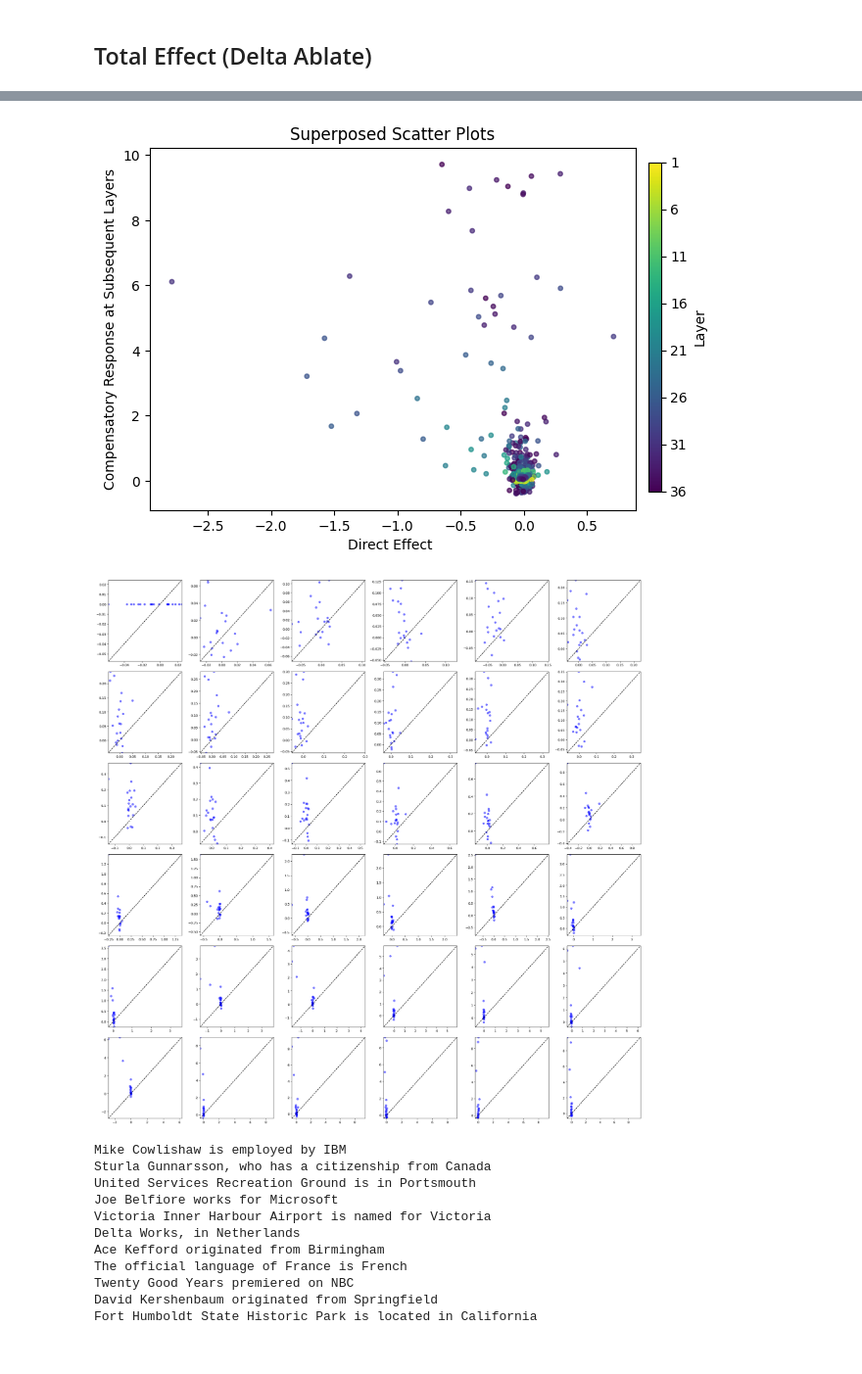
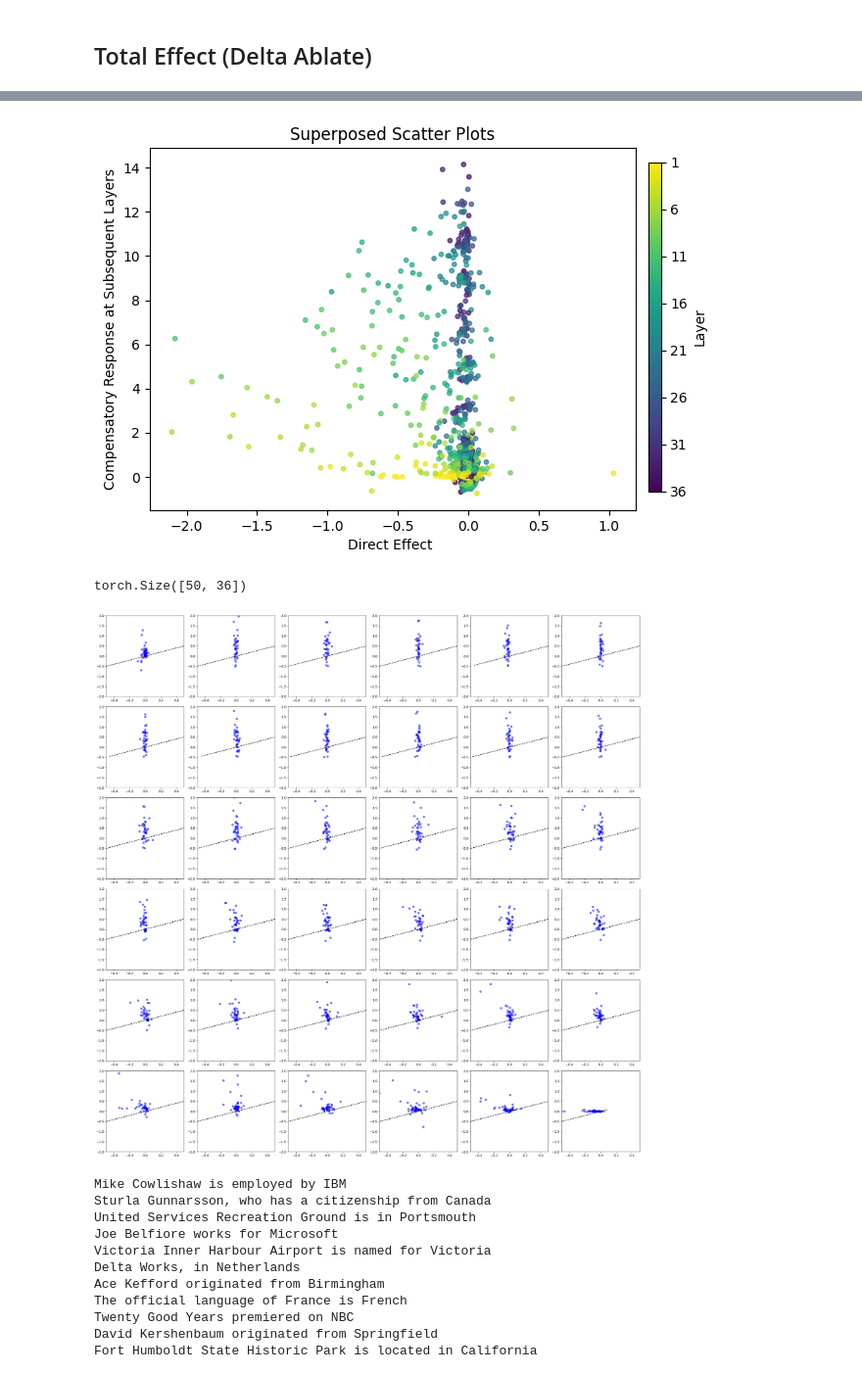
Before and after one commit to jansont/transformer-circuits, a Jupyter notebook: notebooks/HydraEffectSameHeadsReproduce.ipynb, the cells around one changed output, grey strips where cells are left out. Shown at 98% size. Drawn from its saved outputs; the diff is of its cells as text; code cells hidden in the pictures.

```diff
--- a/notebooks/HydraEffectSameHeadsReproduce.ipynb
+++ b/notebooks/HydraEffectSameHeadsReproduce.ipynb
@@ -151,9 +209,13 @@ MODEL_NAME = "gpt2-large"
 # %%
 model = HookedTransformer.from_pretrained(
-    MODEL_NAME,
+    "gpt-j-6B",
+    torch_dtype=torch.float16,
     center_unembed=True,
     center_writing_weights=True,              # Whether to center weights writing to the residual stream (ie set mean to be zero). Due to LayerNorm this doesn't change the computation.
     fold_ln=True,                             # Whether to  fold in the LayerNorm weights to the subsequent linear layer.
     refactor_factored_attn_matrices=True,
+    device=device
+
+
 )
 # %% [output]
@@ -1180,7 +1324,7 @@ def run_experiment_on_delta_ablate(dataset, n, activation_to_ablate):
         results.append(result)
     return results
 
-results_attn = run_experiment_on_delta_ablate(dataset, n=20, activation_to_ablate="attn_out")
+results_attn_CE = run_experiment_on_delta_ablate(dataset, n=50, activation_to_ablate="attn_out")
 # results_mlp = run_experiment_on_delta_ablate(dataset, n=10, activation_to_ablate="mlp_out")
 # results_resid = run_experiment_on_delta_ablate(dataset, n=10, activation_to_ablate="attn_out")
 # %% [output]
@@ -1189,31 +1348,25 @@ NameError: name 'compensatory_effect' is not defined
 # %%
-def plot_delta_ablate_by_delta_unembed(results, attribution_type="attn", use_target=True):
+def plot_delta_ablate_by_delta_unembed(results, attribution_type="_", use_target=True):
     # labels, target_residual_clean_logit, mle_residual_corrupted_logit, target_residual_clean_logit, mle_residual_clean_logit
     layer_names = results[0]["layer_names"]
     idx_of_interest = torch.tensor([attribution_type in l in l for l in layer_names])
     attn_idx = torch.tensor(["attn" in l in l for l in layer_names])
 
     n_ablations = results[0]["ablate_direct_effect_on_target"].shape[0]
-
     all_compensatory_effect = torch.zeros((len(results), n_ablations))
     all_ablate_direct_effect = torch.zeros((len(results), n_ablations))
 
     for i,result in enumerate(results):
-        ablate_direct_effect_on_mle = result["ablate_direct_effect_on_mle"]
-        ablate_direct_effect_on_target = result["ablate_direct_effect_on_target"]
-        direct_effect_mle = result["direct_effect_mle"]
-        direct_effect_target = result["direct_effect_target"]
 
         if use_target:
-            ablate_direct_effect_all_layers = ablate_direct_effect_on_target
-            unembed_direct_effect_all_layers = direct_effect_target
+            ablate_direct_effect_all_layers = result["ablate_direct_effect_on_target"]
+            unembed_direct_effect_all_layers = result["direct_effect_target"]
         else:
-            ablate_direct_effect_all_layers = ablate_direct_effect_on_mle
-            unembed_direct_effect_all_layers = direct_effect_mle
+            ablate_direct_effect_all_layers = result["ablate_direct_effect_on_mle"]
+            unembed_direct_effect_all_layers = result["direct_effect_mle"]
 
-        #this is the direct effect on logits given ablation to attention_out. We index points of interest (future attention and/or mlp outs)
+
         ablate_direct_effect = ablate_direct_effect_all_layers[:,idx_of_interest]
-        #direct effect on logits due to corruption. Same indexing
         unembed_direct_effect = unembed_direct_effect_all_layers[idx_of_interest]
 
         #calculate compensatory response
@@ -1222,8 +1375,8 @@ def plot_delta_ablate_by_delta_unembed(results, attribution_type="attn", use_tar
 
         for idx in range(n_ablations):
             ablate_direct_effect_all_layers = ablate_direct_effect[idx]
-            compensatory_response[idx] = (ablate_direct_effect_all_layers[:idx] - unembed_direct_effect[:idx]).sum()
-            direct_effect_on_ablated_layer[idx] = ablate_direct_effect[idx,idx]
+            compensatory_response[idx] = (ablate_direct_effect_all_layers[idx:] - unembed_direct_effect[idx:]).sum()
+            direct_effect_on_ablated_layer[idx] = ablate_direct_effect_all_layers[idx]
 
 
         all_compensatory_effect[i] = compensatory_response
@@ -1233,7 +1386,7 @@ def plot_delta_ablate_by_delta_unembed(results, attribution_type="attn", use_tar
     for experiment_idx in range(len(results)):
         y = all_compensatory_effect[experiment_idx]
         x = all_ablate_direct_effect[experiment_idx]
-        layer_colors = plt.cm.viridis(np.linspace(0, 1, y.shape[-1]))[::-1]
+        layer_colors = plt.cm.viridis(np.linspace(0, 1, y.shape[-1]))
         ax.scatter(y = y,
                    x = x,
                    c=layer_colors,
@@ -1254,9 +1407,9 @@ def plot_delta_ablate_by_delta_unembed(results, attribution_type="attn", use_tar
     cbar.set_label('Layer')
 
 
-plot_delta_ablate_by_delta_unembed(results_attn, attribution_type="attn", use_target=False)
+plot_delta_ablate_by_delta_unembed(results_attn_CE, attribution_type="attn", use_target=False)
 # %% [output]
-[figure, old version]
+[figure, new version]
 # %%
 def plot_compensatory_by_layer(results, attribution_type="attn", use_target=True):
     # labels, target_residual_clean_logit, mle_residual_corrupted_logit, target_residual_clean_logit, mle_residual_clean_logit
@@ -1265,26 +1418,20 @@ def plot_compensatory_by_layer(results, attribution_type="attn", use_target=True
     attn_idx = torch.tensor(["attn" in l in l for l in layer_names])
 
     n_ablations = results[0]["ablate_direct_effect_on_target"].shape[0]
-
     all_compensatory_effect = torch.zeros((len(results), n_ablations))
     all_ablate_direct_effect = torch.zeros((len(results), n_ablations))
 
     for i,result in enumerate(results):
-        ablate_direct_effect_on_mle = result["ablate_direct_effect_on_mle"]
-        ablate_direct_effect_on_target = result["ablate_direct_effect_on_target"]
-        direct_effect_mle = result["direct_effect_mle"]
-        direct_effect_target = result["direct_effect_target"]
 
         if use_target:
-            ablate_direct_effect_all_layers = ablate_direct_effect_on_target
-            unembed_direct_effect_all_layers = direct_effect_target
+            ablate_direct_effect_all_layers = result["ablate_direct_effect_on_target"]
+            unembed_direct_effect_all_layers = result["direct_effect_target"]
         else:
-            ablate_direct_effect_all_layers = ablate_direct_effect_on_mle
-            unembed_direct_effect_all_layers = direct_effect_mle
+            ablate_direct_effect_all_layers = result["ablate_direct_effect_on_mle"]
+            unembed_direct_effect_all_layers = result["direct_effect_mle"]
 
-        #this is the direct effect on logits given ablation to attention_out. We index points of interest (future attention and/or mlp outs)
+
         ablate_direct_effect = ablate_direct_effect_all_layers[:,idx_of_interest]
-        #direct effect on logits due to corruption. Same indexing
         unembed_direct_effect = unembed_direct_effect_all_layers[idx_of_interest]
 
         #calculate compensatory response
@@ -1292,39 +1439,44 @@ def plot_compensatory_by_layer(results, attribution_type="attn", use_target=True
         direct_effect_on_ablated_layer = torch.zeros(n_ablations)
 
         for idx in range(n_ablations):
             ablate_direct_effect_all_layers = ablate_direct_effect[idx]
-            compensatory_response[idx] = (ablate_direct_effect_all_layers[:idx] - unembed_direct_effect[:idx]).sum()
-            direct_effect_on_ablated_layer[idx] = ablate_direct_effect[idx,idx]
+            compensatory_response[idx] = (ablate_direct_effect_all_layers[idx:] - unembed_direct_effect[idx:]).sum()
+            direct_effect_on_ablated_layer[idx] = ablate_direct_effect_all_layers[idx]
 
 
         all_compensatory_effect[i] = compensatory_response
         all_ablate_direct_effect[i] = direct_effect_on_ablated_layer
+
+    print(all_ablate_direct_effect.shape)
 
     fig, axes = plt.subplots(nrows=6, ncols=6, figsize=(24, 24))
 
     for i, ax in enumerate(axes.flat):
         y = all_compensatory_effect[:,i]
         x = all_ablate_direct_effect[:,i]
 
         ax.scatter(x, y, label=f'Layer {i}', color='blue', alpha=0.5)
         # Set x and y limits based on the minimum and maximum values of the plotted data
         min_val = min(x.min(), y.min())
         max_val = max(x.max(), y.max())
-        ax.set_xlim(min_val, max_val)
-        ax.set_ylim(min_val, max_val)
+
+        rad = 2
+        ax.set_xlim(-1/rad, 1/rad)
+        ax.set_ylim(-rad, rad)
 
         # Set the limits for the dashed line to go through zero and extend on both sides
         line_min = min(min_val, 0)
         line_max = max(max_val, 0)
         ax.plot([line_min, line_max], [line_min, line_max], color='black', linestyle='dashed')
 
     # Adjust layout
     plt.tight_layout()
     plt.show()
 
-plot_compensatory_by_layer(results_attn, attribution_type="attn", use_target=False)
+plot_compensatory_by_layer(results_attn_CE, attribution_type="attn", use_target=False)
 # %% [output]
+torch.Size([50, 36])
-[figure, old version]
+[figure, new version]
 # %%
 def unembedding_function(residual_stack, cache, mlp=False) -> float:
     #we are only interested in applying the layer norm of the final layer on the final token
```
Also changed, not shown: parts of 22 cells of this notebook, 1 other file.
